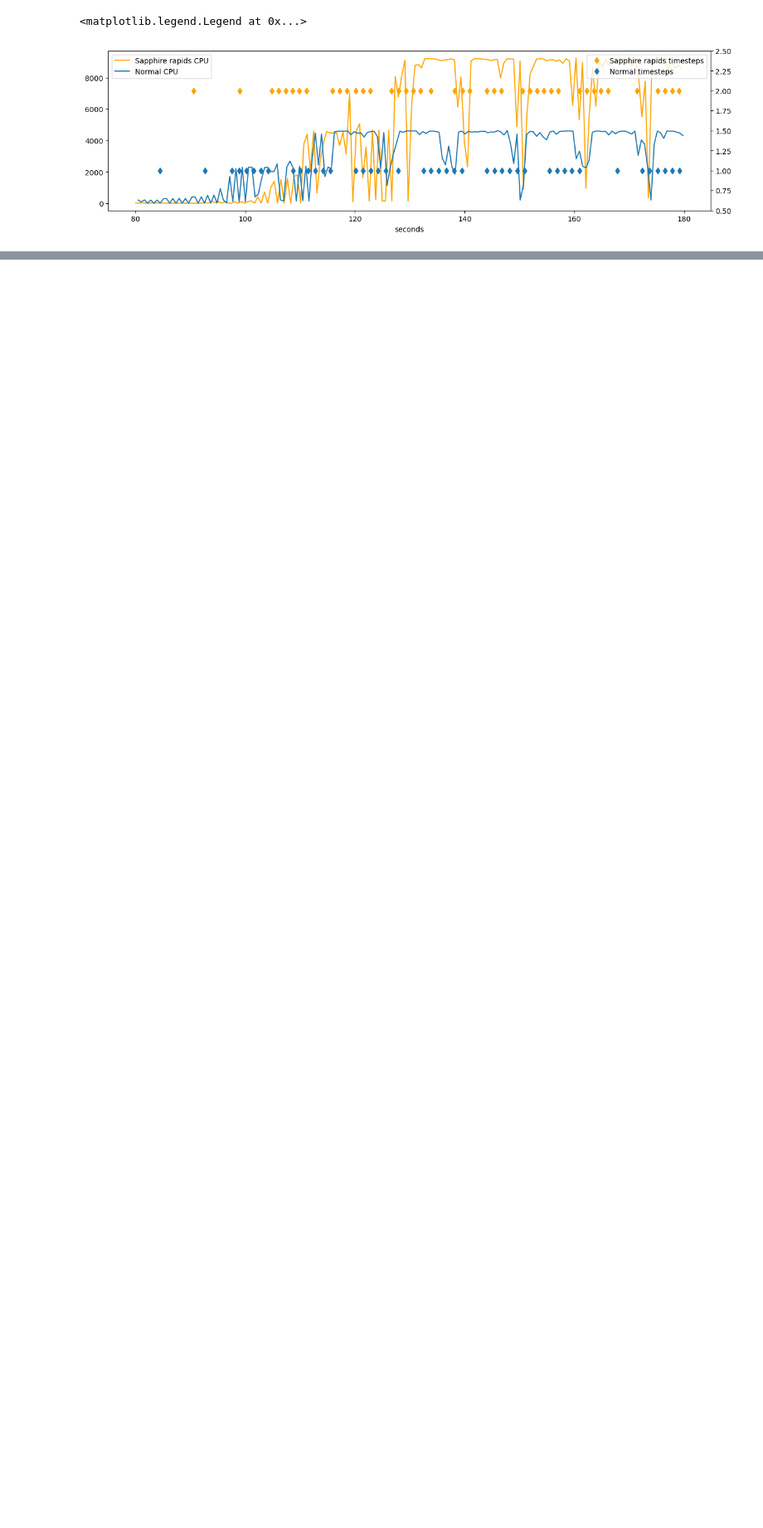
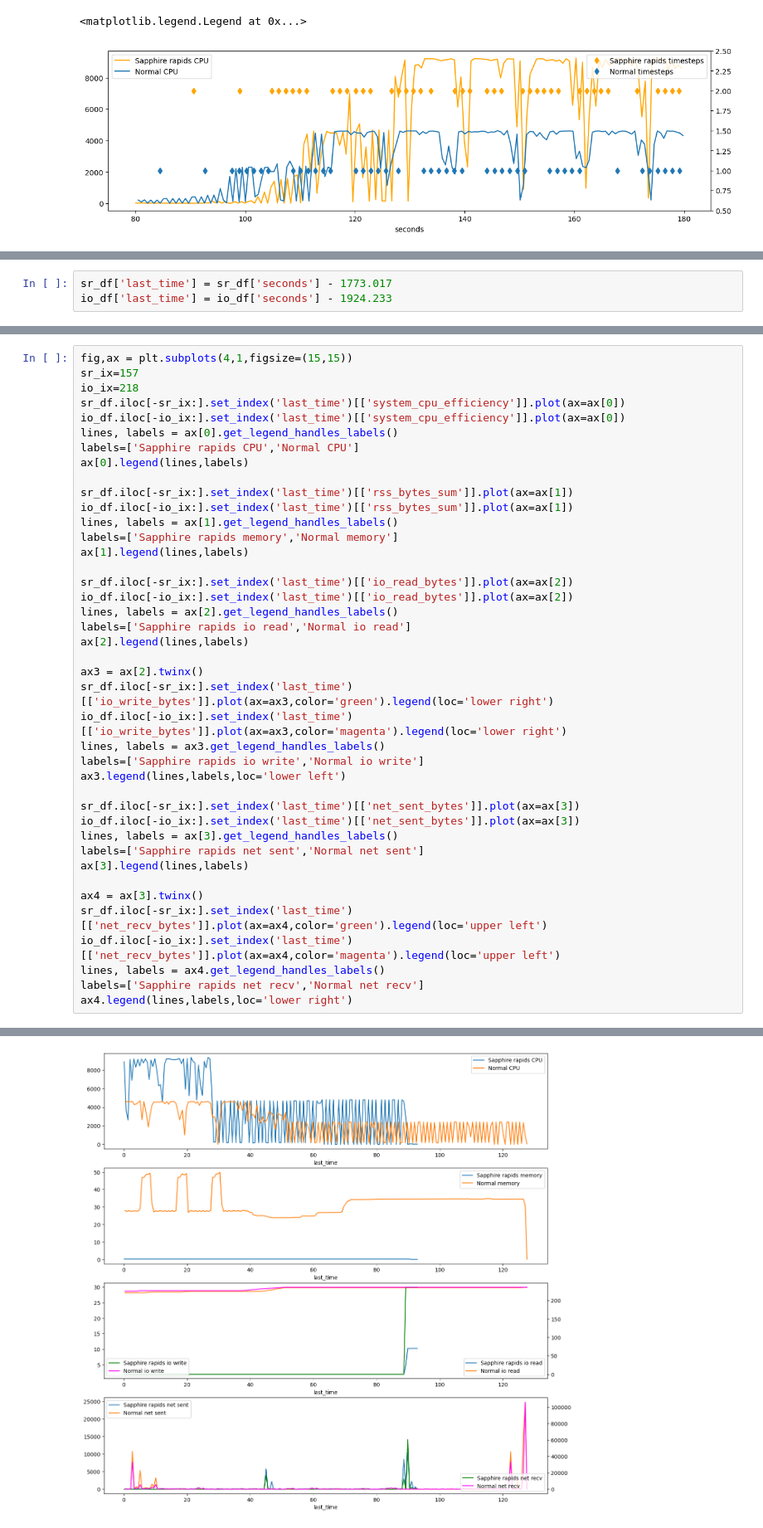
Before and after one commit to 21centuryweather/UM_config_tools, a Jupyter notebook: notebooks/Plot_HPC_Dashboard_logs.ipynb, the cells around one changed output, grey strips where cells are left out. Shown at 83% size. Saved outputs shown, nothing was run; the diff lists cells and outputs as text; blank space fills up the shorter version.

Commit message:
NEW FILE : Addes analysis of sapphire rapids final write and I/O            BUFFIN speeds

```diff
--- a/notebooks/Plot_HPC_Dashboard_logs.ipynb
+++ b/notebooks/Plot_HPC_Dashboard_logs.ipynb
@@ -523,0 +555,3 @@ ax2.legend(lines,labels)
+# %%
+sr_df['last_time'] = sr_df['seconds'] - 1773.017
+io_df['last_time'] = io_df['seconds'] - 1924.233
@@ -523,0 +566,42 @@ ax2.legend(lines,labels)
+# %%
+fig,ax = plt.subplots(4,1,figsize=(15,15))
+sr_ix=157
+io_ix=218
+sr_df.iloc[-sr_ix:].set_index('last_time')[['system_cpu_efficiency']].plot(ax=ax[0])
+io_df.iloc[-io_ix:].set_index('last_time')[['system_cpu_efficiency']].plot(ax=ax[0])
+lines, labels = ax[0].get_legend_handles_labels()
+labels=['Sapphire rapids CPU','Normal CPU']
+ax[0].legend(lines,labels)
+
+sr_df.iloc[-sr_ix:].set_index('last_time')[['rss_bytes_sum']].plot(ax=ax[1])
+io_df.iloc[-io_ix:].set_index('last_time')[['rss_bytes_sum']].plot(ax=ax[1])
+lines, labels = ax[1].get_legend_handles_labels()
+labels=['Sapphire rapids memory','Normal memory']
+ax[1].legend(lines,labels)
+
+sr_df.iloc[-sr_ix:].set_index('last_time')[['io_read_bytes']].plot(ax=ax[2])
+io_df.iloc[-io_ix:].set_index('last_time')[['io_read_bytes']].plot(ax=ax[2])
+lines, labels = ax[2].get_legend_handles_labels()
+labels=['Sapphire rapids io read','Normal io read']
+ax[2].legend(lines,labels)
+
+ax3 = ax[2].twinx()
+sr_df.iloc[-sr_ix:].set_index('last_time')[['io_write_bytes']].plot(ax=ax3,color='green').legend(loc='lower right')
+io_df.iloc[-io_ix:].set_index('last_time')[['io_write_bytes']].plot(ax=ax3,color='magenta').legend(loc='lower right')
+lines, labels = ax3.get_legend_handles_labels()
+labels=['Sapphire rapids io write','Normal io write']
+ax3.legend(lines,labels,loc='lower left')
+
+sr_df.iloc[-sr_ix:].set_index('last_time')[['net_sent_bytes']].plot(ax=ax[3])
+io_df.iloc[-io_ix:].set_index('last_time')[['net_sent_bytes']].plot(ax=ax[3])
+lines, labels = ax[3].get_legend_handles_labels()
+labels=['Sapphire rapids net sent','Normal net sent']
+ax[3].legend(lines,labels)
+
+ax4 = ax[3].twinx()
+sr_df.iloc[-sr_ix:].set_index('last_time')[['net_recv_bytes']].plot(ax=ax4,color='green').legend(loc='upper left')
+io_df.iloc[-io_ix:].set_index('last_time')[['net_recv_bytes']].plot(ax=ax4,color='magenta').legend(loc='upper left')
+lines, labels = ax4.get_legend_handles_labels()
+labels=['Sapphire rapids net recv','Normal net recv']
+ax4.legend(lines,labels,loc='lower right')
+# %% [output]
@@ -523,0 +609 @@ ax2.legend(lines,labels)
+[figure, added]
```
Also changed, not shown: parts of 7 cells of this notebook, 1 other file.
